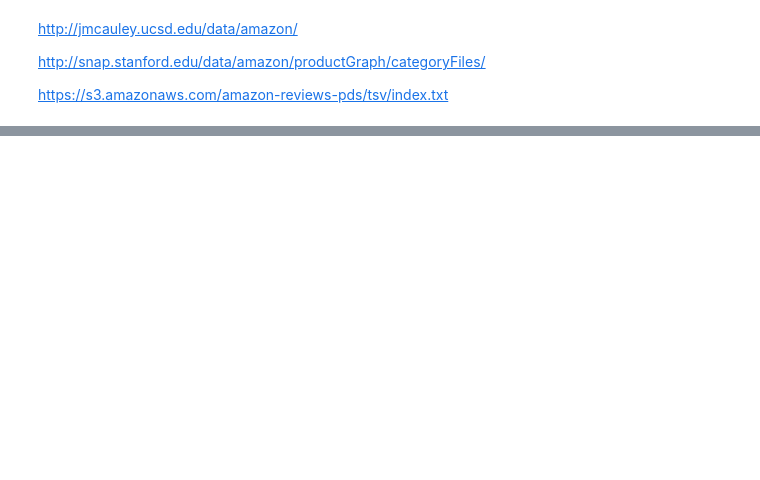
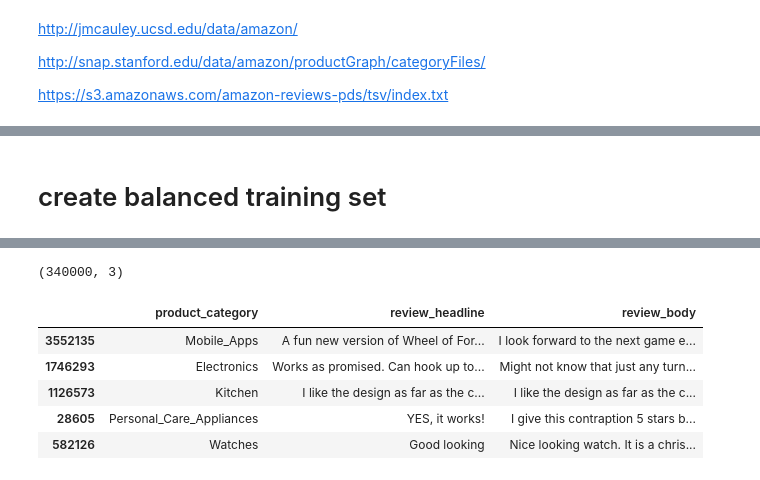
Before and after one commit to sorgmi/amazon_category_prediction, a Jupyter notebook: data/Amazon Reviews.ipynb, the cells around one changed output, grey strips where cells are left out. Drawn from its saved outputs; the diff is of its cells as text; code cells hidden in the pictures; blank space fills up the shorter version.

```diff
--- a/data/Amazon Reviews.ipynb
+++ b/data/Amazon Reviews.ipynb
@@ -89,5 +121,9 @@ Downloading data from https://s3.amazonaws.com/amazon-reviews-pds/tsv/amazon_rev
 # %%
+%%time
+lines = []
 for f in files:
-  print(f)
-  num_lines = sum(1 for line in open("cache/"+f[0]))
-  print("\t", num_lines)
+  num_lines = sum(1 for line in open("cache/"+f[0][:-3], "rb"))
+  print(f, ":\t", num_lines)
+  lines.append( (num_lines, f[1]) )
+
+print(np.sort(lines, 0))
@@ -172,3 +147,0 @@ def getCategory2CategoryDict():
-# %%
-f = pd.read_json("cache/reviews_Musical_Instruments_5.json", orient="split")
-f.head()
@@ -191,0 +148,15 @@ ff.head()
+# %% [markdown]
+# create balanced training set
+# %%
+frames = []
+maxrows = 1000 * 10
+for f in tqdm(files):
+  x = pd.read_csv("cache/" + f[0][:-3], sep="\t", error_bad_lines=False, usecols=["review_headline", "review_body", "product_category"]) #, nrows=maxrows*10
+  #x["product_category"] = [f[1]] * x.shape[0]
+  x = x[ x.review_headline.notnull() & x.review_body.notnull() & x.product_category.notnull() ].sample(n=maxrows)
+  frames.append(x)
+
+frame = pd.concat(frames).sample(frac=1)
+print(frame.shape)
+frame.head()
+# %% [output]
@@ -191,0 +164,7 @@ ff.head()
+(340000, 3)
+|  | product_category | review_headline | review_body |
+| 3552135 | Mobile_Apps | A fun new version of Wheel of For... | I look forward to the next game e... |
+| 1746293 | Electronics | Works as promised. Can hook up to... | Might not know that just any turn... |
+| 1126573 | Kitchen | I like the design as far as the c... | I like the design as far as the c... |
+| 28605 | Personal_Care_Appliances | YES, it works! | I give this contraption 5 stars b... |
+| 582126 | Watches | Good looking | Nice looking watch. It is a chris... |
```
Also changed, not shown: parts of 19 cells of this notebook.
